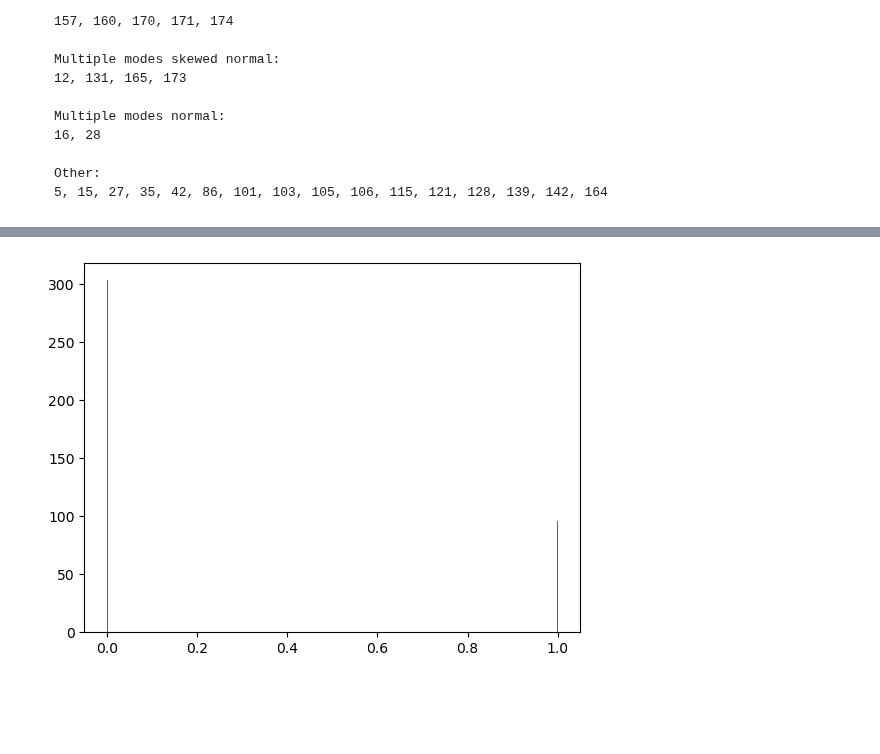
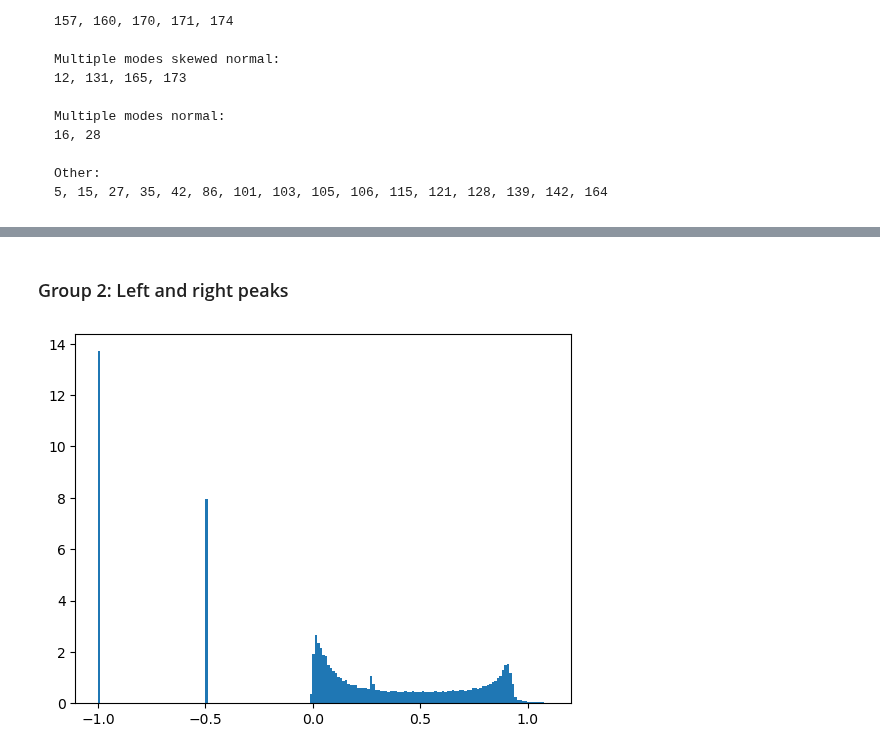
Before and after one commit to marcusGH/edain_paper, a Jupyter notebook: notebooks/types_of_variable_distributions.ipynb, the cells around one changed output, grey strips where cells are left out. Saved outputs shown, nothing was run; the diff lists cells and outputs as text; code cells hidden in the pictures; blank space fills up the shorter version.

Commit message:
Update noteboooks, Plot distributions from each dist group

```diff
--- a/notebooks/types_of_variable_distributions.ipynb
+++ b/notebooks/types_of_variable_distributions.ipynb
@@ -27,10 +27,11 @@ from src.lib.experimentation import load_numpy_data
 with open(os.path.join("config.yaml")) as f:
     cfg = yaml.load(f, Loader=yaml.FullLoader)
 # %%
+# Was all -64 when did the classificaiton manually, and then they were filtered out
 fill_dict = {
-    'nan' : -64,
+    'nan' : -0.5,
     'pad_categorical' : -64,
-    'pad_numeric' : -64,
+    'pad_numeric' : -1,
 }
 
 train_loader, _ = load_numpy_data(os.path.join(cfg['dataset_directory'], 'derived', 'processed-splits'), [], fill_dict=fill_dict, batch_size=10000)
@@ -130,5 +159,7 @@ assert list(sorted(all_ell)) == list(range(177)) and "All elements included"
+# %% [markdown]
+### Group 2: Left and right peaks
 # %%
 fig, ax = plt.subplots()
-plot_var(ax, X_train[:, 0, 32])
+plot_var(ax, X_train[:, 0, group2[4]])
 # %% [output]
-[figure, old version]
+[figure, new version]
```
Also changed, not shown: parts of 30 cells of this notebook, 3 other files.
